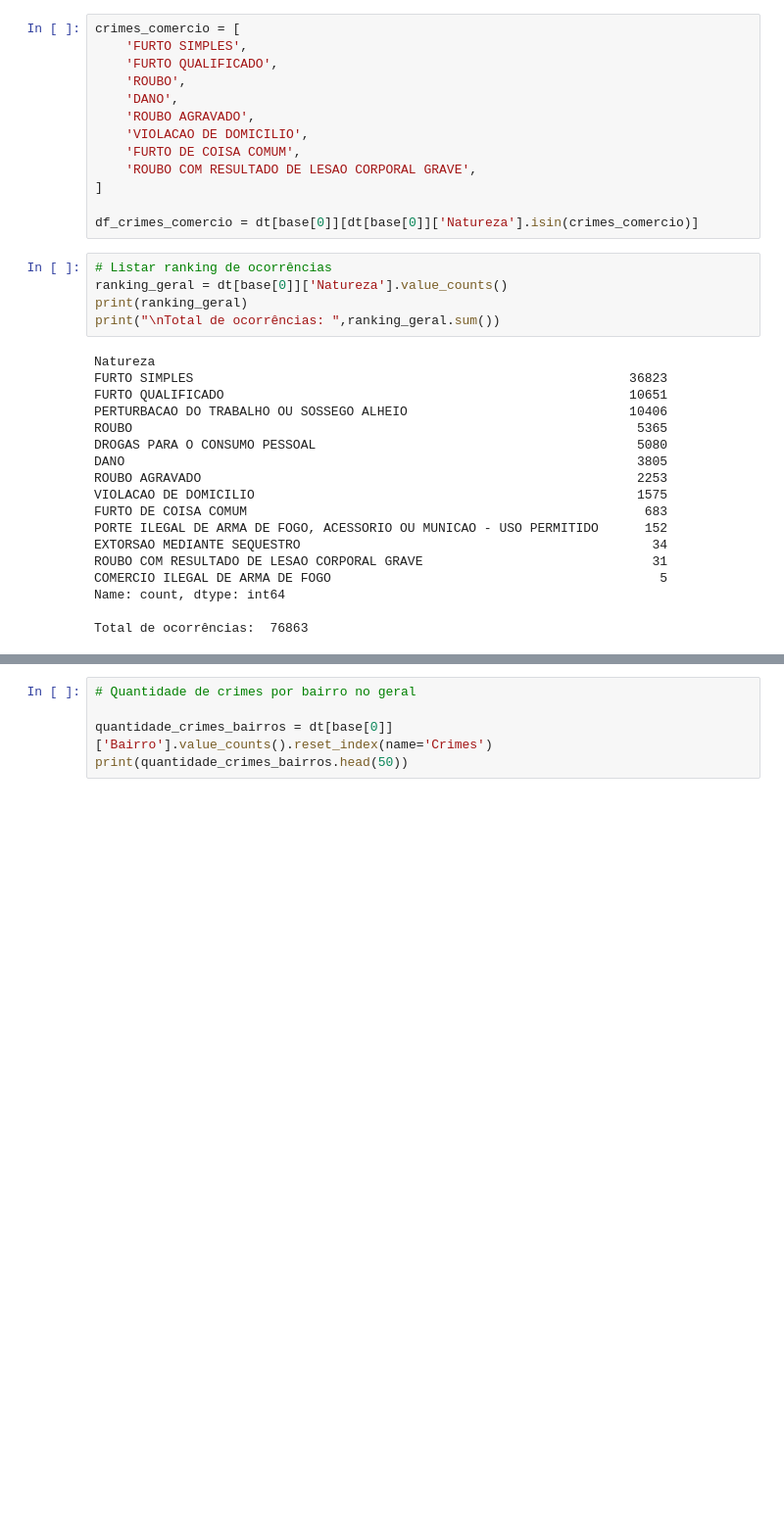
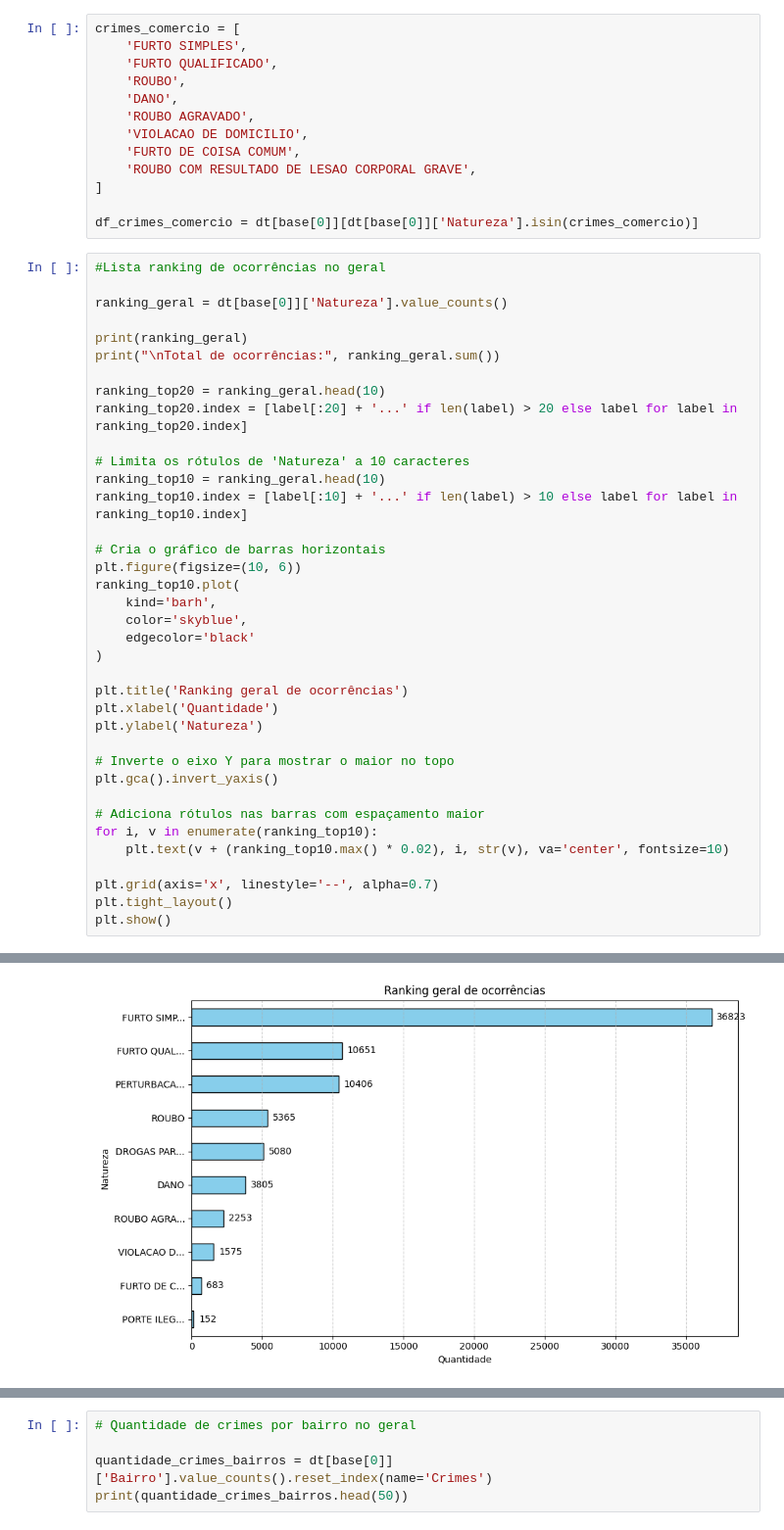
Before and after one commit to GuilhermeOliveiraAgenor/Analise-Seguranca-Curitiba, a Jupyter notebook: analise_segurança_guilherme.ipynb, the cells around one changed output, grey strips where cells are left out. Shown: that part at 98% size. Cells and saved outputs as stored; diff of their text form; blank space fills up the shorter version.

Commit message:
Gráfico ranking

```diff
--- a/analise_segurança_guilherme.ipynb
+++ b/analise_segurança_guilherme.ipynb
@@ -97,26 +98,41 @@ crimes_comercio = [
 ]
 
 df_crimes_comercio = dt[base[0]][dt[base[0]]['Natureza'].isin(crimes_comercio)]
-# %%
-# Listar ranking de ocorrências
-ranking_geral = dt[base[0]]['Natureza'].value_counts()
-print(ranking_geral)
-print("\nTotal de ocorrências: ",ranking_geral.sum())
-# %% [output]
-Natureza
-FURTO SIMPLES                                                         36823
-FURTO QUALIFICADO                                                     10651
-PERTURBACAO DO TRABALHO OU SOSSEGO ALHEIO                             10406
-ROUBO                                                                  5365
-DROGAS PARA O CONSUMO PESSOAL                                          5080
-DANO                                                                   3805
-ROUBO AGRAVADO                                                         2253
-VIOLACAO DE DOMICILIO                                                  1575
-FURTO DE COISA COMUM                                                    683
-PORTE ILEGAL DE ARMA DE FOGO, ACESSORIO OU MUNICAO - USO PERMITIDO      152
-EXTORSAO MEDIANTE SEQUESTRO                                              34
-ROUBO COM RESULTADO DE LESAO CORPORAL GRAVE                              31
-COMERCIO ILEGAL DE ARMA DE FOGO                                           5
-Name: count, dtype: int64
-
-Total de ocorrências:  76863
+# %%
+#Lista ranking de ocorrências no geral
+
+ranking_geral = dt[base[0]]['Natureza'].value_counts()
+
+print(ranking_geral)
+print("\nTotal de ocorrências:", ranking_geral.sum())
+
+ranking_top20 = ranking_geral.head(10)
+ranking_top20.index = [label[:20] + '...' if len(label) > 20 else label for label in ranking_top20.index]
+
+# Limita os rótulos de 'Natureza' a 10 caracteres
+ranking_top10 = ranking_geral.head(10)
+ranking_top10.index = [label[:10] + '...' if len(label) > 10 else label for label in ranking_top10.index]
+
+# Cria o gráfico de barras horizontais
+plt.figure(figsize=(10, 6))
+ranking_top10.plot(
+    kind='barh',
+    color='skyblue',
+    edgecolor='black'
+)
+
+plt.title('Ranking geral de ocorrências')
+plt.xlabel('Quantidade')
+plt.ylabel('Natureza')
+
+# Inverte o eixo Y para mostrar o maior no topo
+plt.gca().invert_yaxis()
+
+# Adiciona rótulos nas barras com espaçamento maior
+for i, v in enumerate(ranking_top10):
+    plt.text(v + (ranking_top10.max() * 0.02), i, str(v), va='center', fontsize=10)
+
+plt.grid(axis='x', linestyle='--', alpha=0.7)
+plt.tight_layout()
+plt.show()
+# %% [output]
@@ -123,3 +156,4 @@ Total de ocorrências:  76863
+[figure, added]
 # %%
 # Listar ranking de ocorrências por crime
 
```
Also changed, not shown: parts of 3 cells of this notebook.
